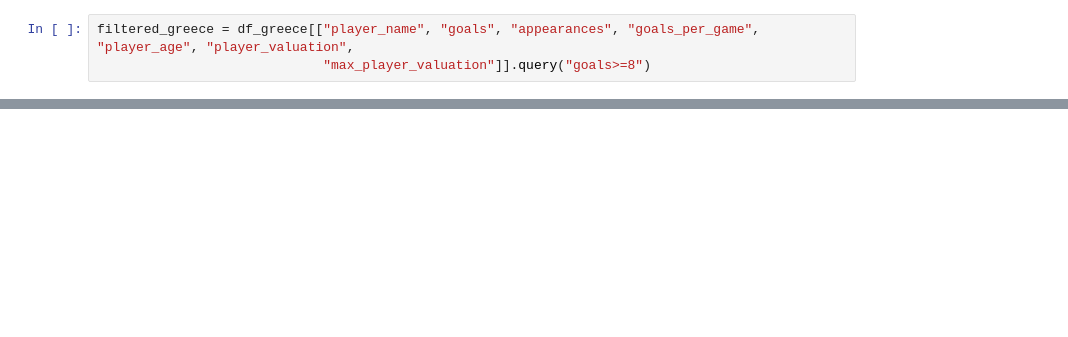
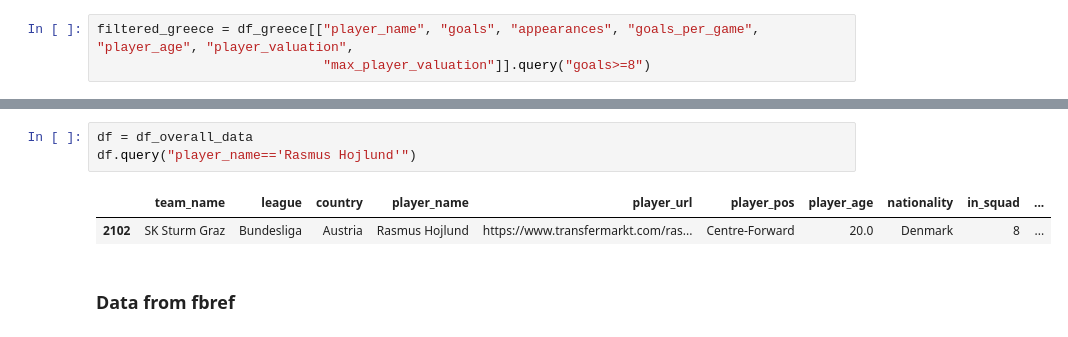
Before and after one commit to The-MCHN/MET, a Jupyter notebook: reading_data.ipynb, the cells around one changed output, grey strips where cells are left out. Drawn from its saved outputs; the diff is of its cells as text; blank space fills up the shorter version.

```diff
--- a/reading_data.ipynb
+++ b/reading_data.ipynb
@@ -290,0 +294,8 @@ df.query("player_age<25 and goals_per_game>0.5 and appearances>5")
+# %%
+df = df_overall_data
+df.query("player_name=='Rasmus Hojlund'")
+# %% [output]
+|  | team_name | league | country | player_name | player_url | player_pos | player_age | nationality | in_squad | ... |
+| 2102 | SK Sturm Graz | Bundesliga | Austria | Rasmus Hojlund | https://www.transfermarkt.com/ras... | Centre-Forward | 20.0 | Denmark | 8 | ... |
+# %% [markdown]
+<h3>Data from fbref
```
Also changed, not shown: parts of 15 cells of this notebook, 5 other files.
